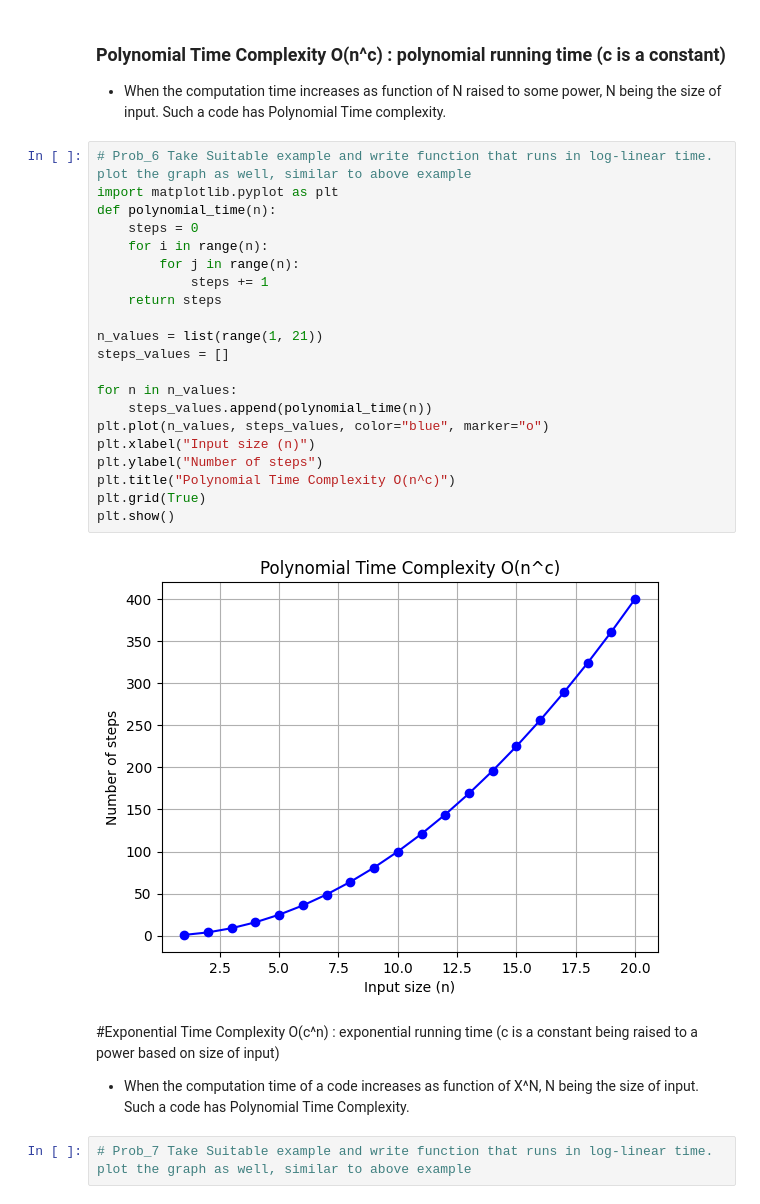
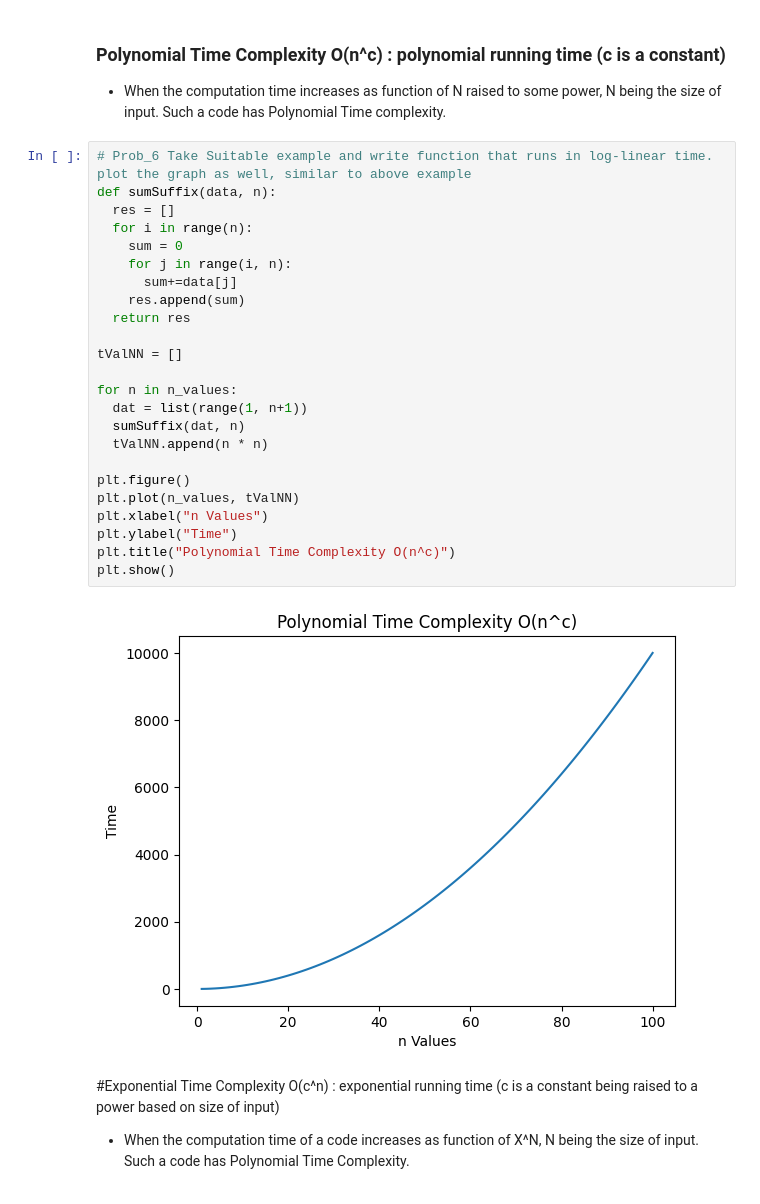
Before and after one commit to somya1singhal/APs-lab, a Jupyter notebook: Lab_3_Growth_of_function.ipynb, the cells around one changed output. Saved outputs shown, nothing was run; the diff lists cells and outputs as text.

```diff
--- a/Lab_3_Growth_of_function.ipynb
+++ b/Lab_3_Growth_of_function.ipynb
@@ -213,30 +186,31 @@ plt.show()
 * When the computation time increases as function of N raised to some power, N being the size of input. Such a code has Polynomial Time complexity.
 # %%
 # Prob_6 Take Suitable example and write function that runs in log-linear time. plot the graph as well, similar to above example
-import matplotlib.pyplot as plt
-def polynomial_time(n):
-    steps = 0
-    for i in range(n):
-        for j in range(n):
-            steps += 1
-    return steps
+def sumSuffix(data, n):
+  res = []
+  for i in range(n):
+    sum = 0
+    for j in range(i, n):
+      sum+=data[j]
+    res.append(sum)
+  return res
 
-n_values = list(range(1, 21))
-steps_values = []
+tValNN = []
 
 for n in n_values:
-    steps_values.append(polynomial_time(n))
-plt.plot(n_values, steps_values, color="blue", marker="o")
-plt.xlabel("Input size (n)")
-plt.ylabel("Number of steps")
+  dat = list(range(1, n+1))
+  sumSuffix(dat, n)
+  tValNN.append(n * n)
+
+plt.figure()
+plt.plot(n_values, tValNN)
+plt.xlabel("n Values")
+plt.ylabel("Time")
 plt.title("Polynomial Time Complexity O(n^c)")
-plt.grid(True)
 plt.show()
 # %% [output]
-[figure, old version]
+[figure, new version]
 # %% [markdown]
 #Exponential Time Complexity O(c^n) : exponential running time (c is a constant being raised to a power based on size of input)
 
 * When the computation time of a code increases as function of X^N, N being the size of input. Such a code has Polynomial Time Complexity.
-# %%
-# Prob_7 Take Suitable example and write function that runs in log-linear time. plot the graph as well, similar to above example
```
Also changed, not shown: parts of 10 cells of this notebook.
